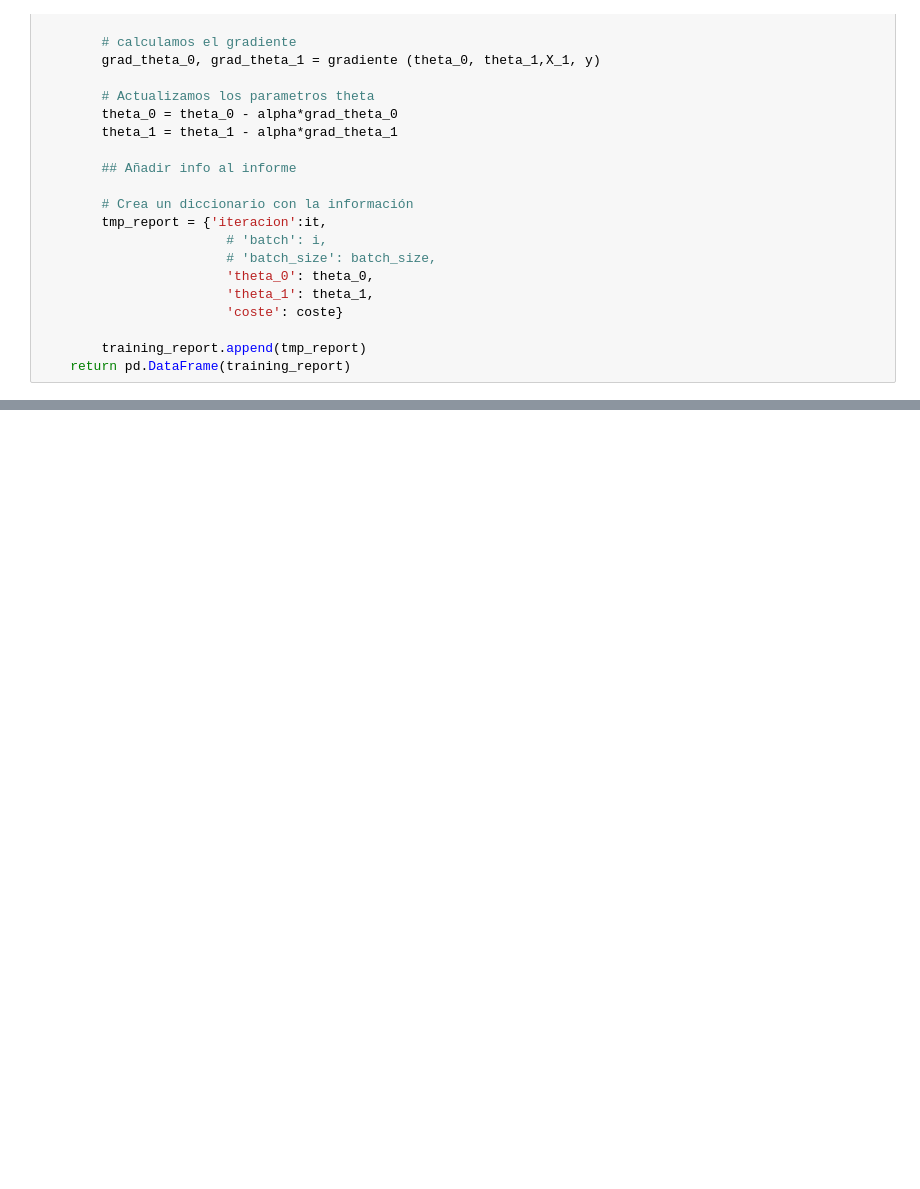
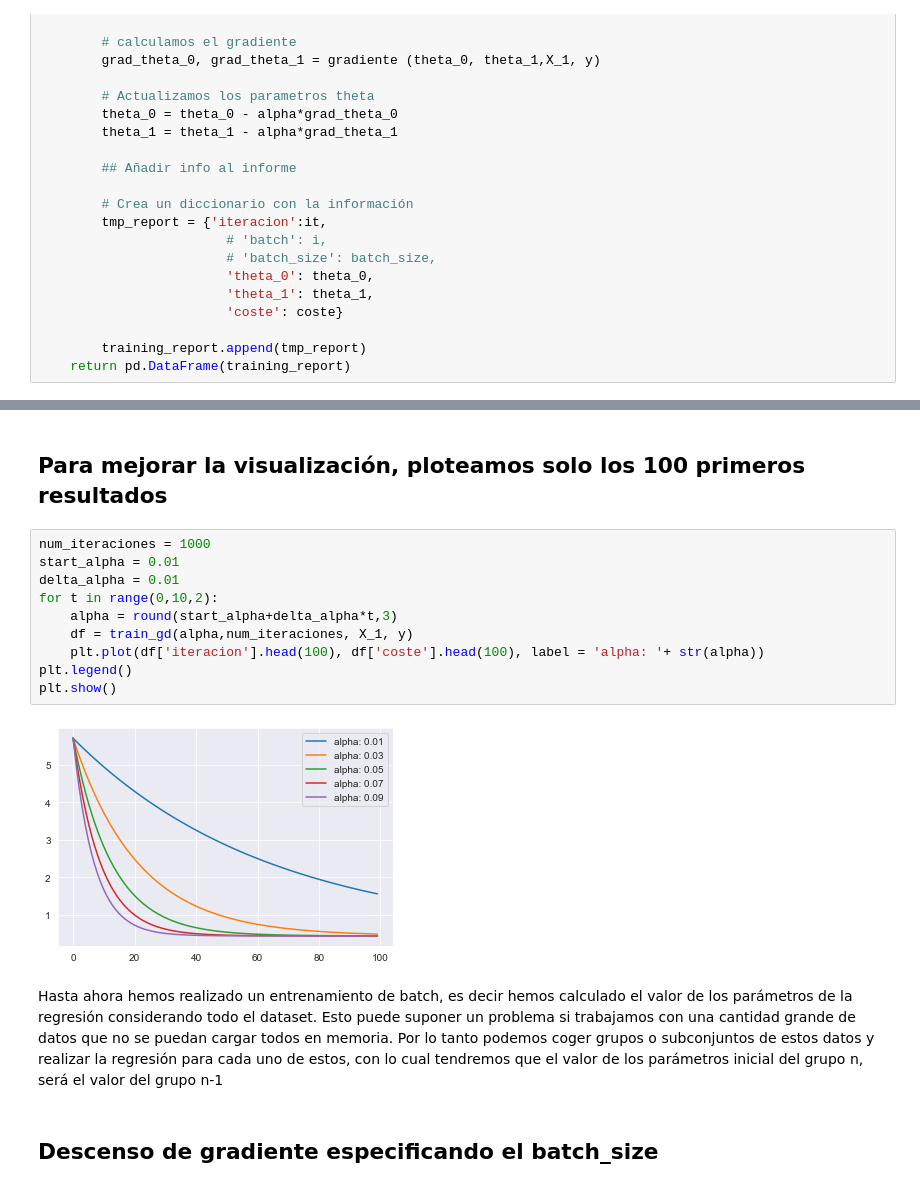
Before and after one commit to JanuszJSzturo/uib-aa-g1-material, a Jupyter notebook: W2 - Grad Desc and Intro to sklearn/1 - Descenso de gradiente.ipynb, the cells around one changed output, grey strips where cells are left out. Cells and saved outputs as stored; diff of their text form; blank space fills up the shorter version.

```diff
--- a/W2 - Grad Desc and Intro to sklearn/1 - Descenso de gradiente.ipynb
+++ b/W2 - Grad Desc and Intro to sklearn/1 - Descenso de gradiente.ipynb
@@ -355,3 +360,21 @@ def train_gd(alpha, num_iteraciones, X, y):
+# %% [markdown]
+## Para mejorar la visualización, ploteamos solo los 100 primeros resultados
+# %%
+num_iteraciones = 1000
+start_alpha = 0.01
+delta_alpha = 0.01
+for t in range(0,10,2):
+    alpha = round(start_alpha+delta_alpha*t,3)
+    df = train_gd(alpha,num_iteraciones, X_1, y)
+    plt.plot(df['iteracion'].head(100), df['coste'].head(100), label = 'alpha: '+ str(alpha))
+plt.legend()
+plt.show()
+# %% [output]
+[figure, added]
+# %% [markdown]
+Hasta ahora hemos realizado un entrenamiento de batch, es decir hemos calculado el valor de los parámetros de la regresión considerando todo el dataset. Esto puede suponer un problema si trabajamos con una cantidad grande de datos que no se puedan cargar todos en memoria. Por lo tanto podemos coger grupos o subconjuntos de estos datos y realizar la regresión para cada uno de estos, con lo cual tendremos que el valor de los parámetros inicial del grupo n, será el valor del grupo n-1
+# %% [markdown]
+## Descenso de gradiente especificando el batch_size
 # %%
 ## Gradient descent specifying the batch size
 def train_batch_gd(alpha, num_iteraciones, X, y, batch_size):
```
Also changed, not shown: parts of 20 cells of this notebook, 1 other file.
